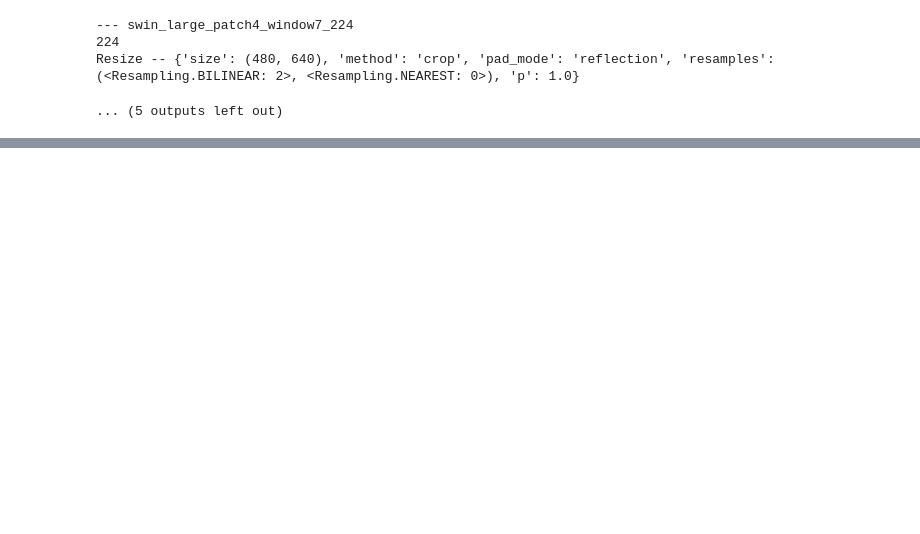
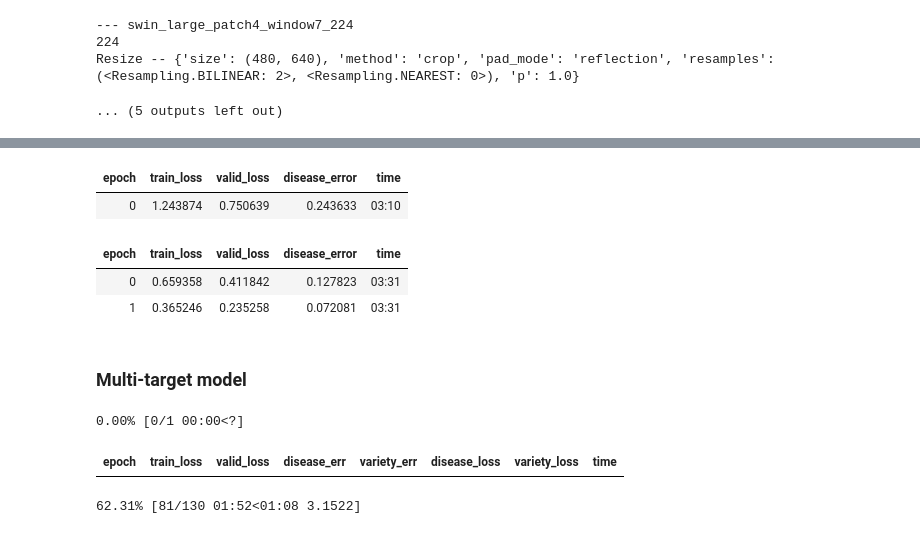
Before and after one commit to pratikasarkar/paddy_doctor, a Jupyter notebook: notebooks/paddydoctor.ipynb, the cells around one changed output, grey strips where cells are left out. Cells and saved outputs as stored; diff of their text form; code cells hidden in the pictures; blank space fills up the shorter version.

```diff
--- a/notebooks/paddydoctor.ipynb
+++ b/notebooks/paddydoctor.ipynb
@@ -368,0 +424,7 @@ Resize -- {'size': (480, 640), 'method': 'crop', 'pad_mode': 'reflection', 'resa
+# %%
+def disease_error(inp, disease, variety): return error_rate(inp, disease)
+def disease_loss(inp, disease, variety): return F.cross_entropy(inp, disease)
+# %%
+arch = 'convnext_small_in22k'
+learn = vision_learner(dls=dls, arch=arch, metrics=disease_error, loss_func=disease_loss, n_out=10).to_fp16()
+lr = 0.01
@@ -368,0 +433,10 @@ Resize -- {'size': (480, 640), 'method': 'crop', 'pad_mode': 'reflection', 'resa
+# %%
+learn.fine_tune(2, lr)
+# %% [output]
+| epoch | train_loss | valid_loss | disease_error | time |
+| 0 | 1.243874 | 0.750639 | 0.243633 | 03:10 |
+| epoch | train_loss | valid_loss | disease_error | time |
+| 0 | 0.659358 | 0.411842 | 0.127823 | 03:31 |
+| 1 | 0.365246 | 0.235258 | 0.072081 | 03:31 |
+# %% [markdown]
+### Multi-target model
@@ -368,0 +460,6 @@ Resize -- {'size': (480, 640), 'method': 'crop', 'pad_mode': 'reflection', 'resa
+# %%
+learn.fine_tune(5, lr)
+# %% [output]
+0.00% [0/1 00:00<?]
+| epoch | train_loss | valid_loss | disease_err | variety_err | disease_loss | variety_loss | time |
+62.31% [81/130 01:52<01:08 3.1522]
```
Also changed, not shown: parts of 22 cells of this notebook.
